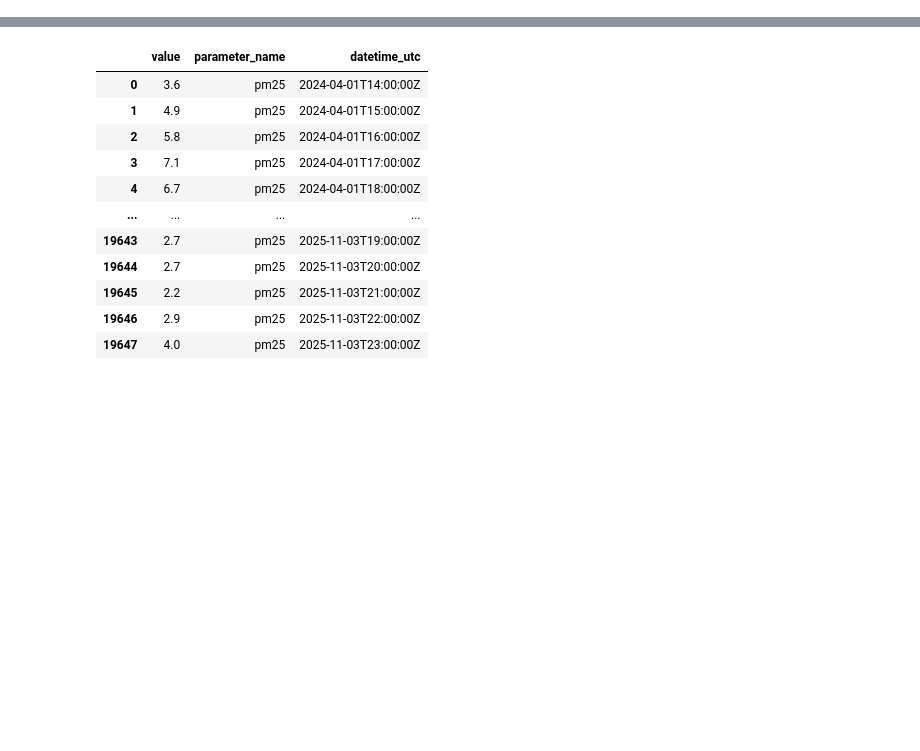
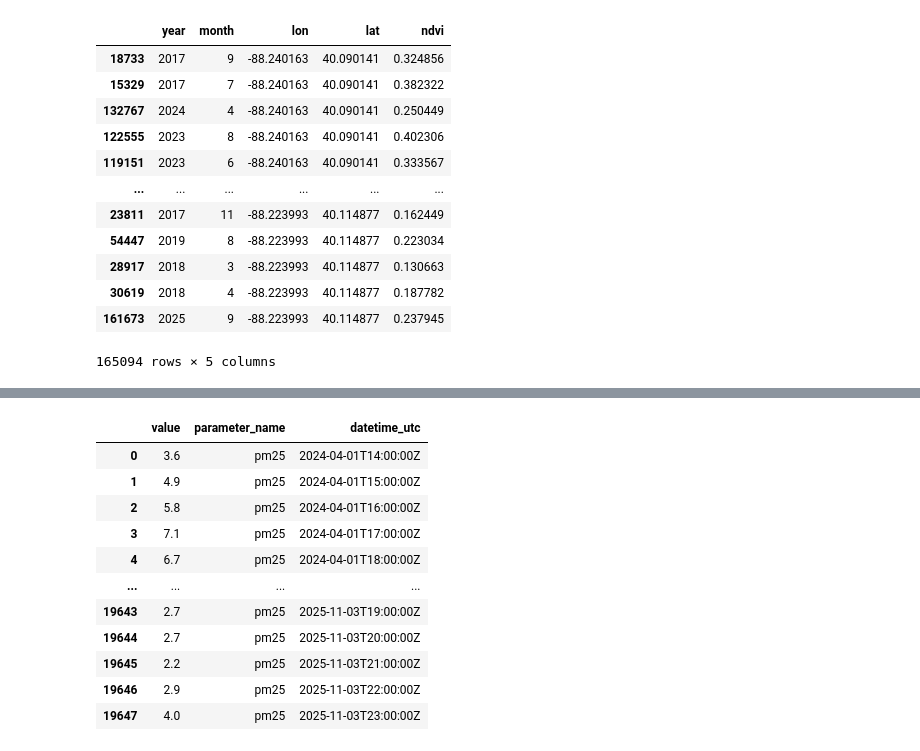
Before and after one commit to infoshubhjain/SIGAIDA-CAMPUS-ENERGY, a Jupyter notebook: visualizations/testing-stuff.ipynb, the cells around one changed output, grey strips where cells are left out. Saved outputs shown, nothing was run; the diff lists cells and outputs as text; code cells hidden in the pictures; blank space fills up the shorter version.

```diff
--- a/visualizations/testing-stuff.ipynb
+++ b/visualizations/testing-stuff.ipynb
@@ -11,0 +24,16 @@ cur = con.cursor()
+# %%
+df_2.sort_values(by = "lat", ascending = False)
+# %% [output]
+|  | year | month | lon | lat | ndvi |
+| 18733 | 2017 | 9 | -88.240163 | 40.090141 | 0.324856 |
+| 15329 | 2017 | 7 | -88.240163 | 40.090141 | 0.382322 |
+| 132767 | 2024 | 4 | -88.240163 | 40.090141 | 0.250449 |
+| 122555 | 2023 | 8 | -88.240163 | 40.090141 | 0.402306 |
+| 119151 | 2023 | 6 | -88.240163 | 40.090141 | 0.333567 |
+| ... | ... | ... | ... | ... | ... |
+| 23811 | 2017 | 11 | -88.223993 | 40.114877 | 0.162449 |
+| 54447 | 2019 | 8 | -88.223993 | 40.114877 | 0.223034 |
+| 28917 | 2018 | 3 | -88.223993 | 40.114877 | 0.130663 |
+| 30619 | 2018 | 4 | -88.223993 | 40.114877 | 0.187782 |
+| 161673 | 2025 | 9 | -88.223993 | 40.114877 | 0.237945 |
+165094 rows × 5 columns
```
Also changed, not shown: parts of 8 cells of this notebook, 2 other files.
